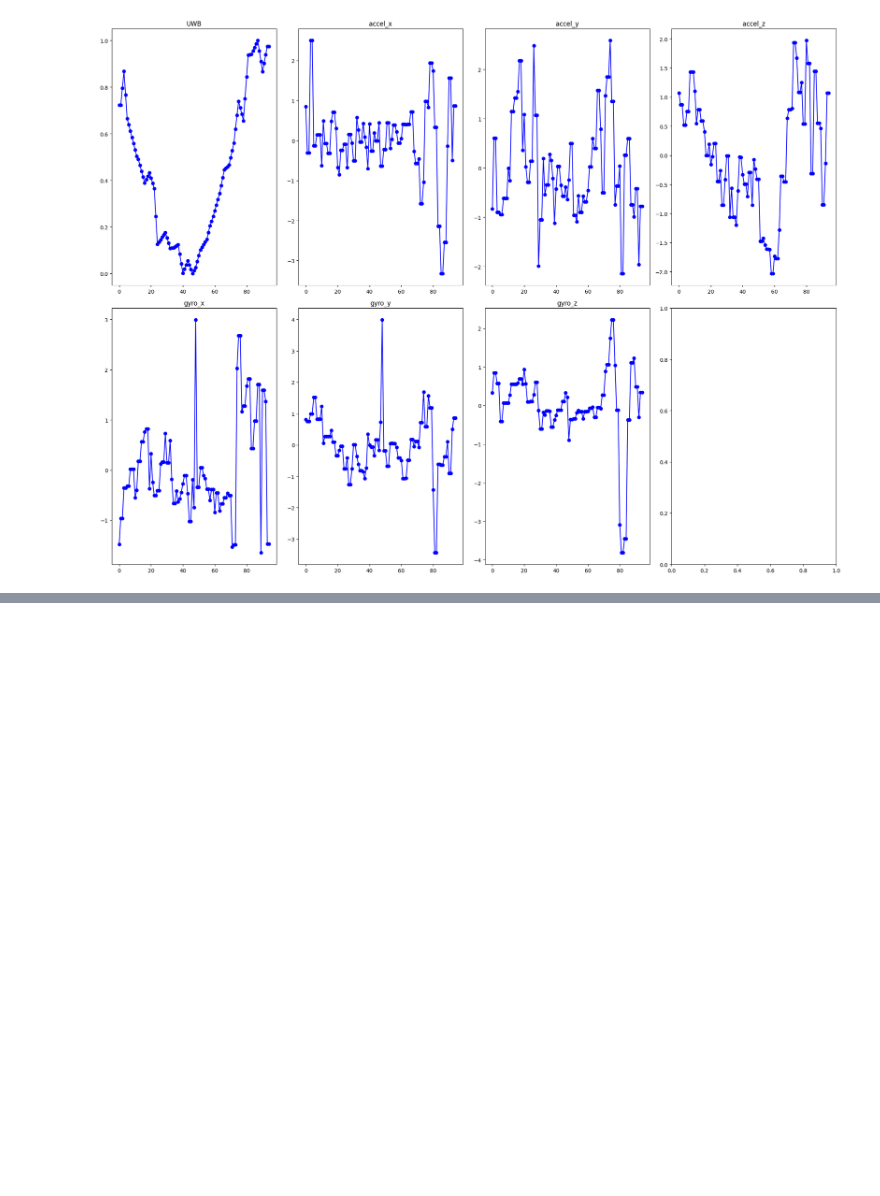
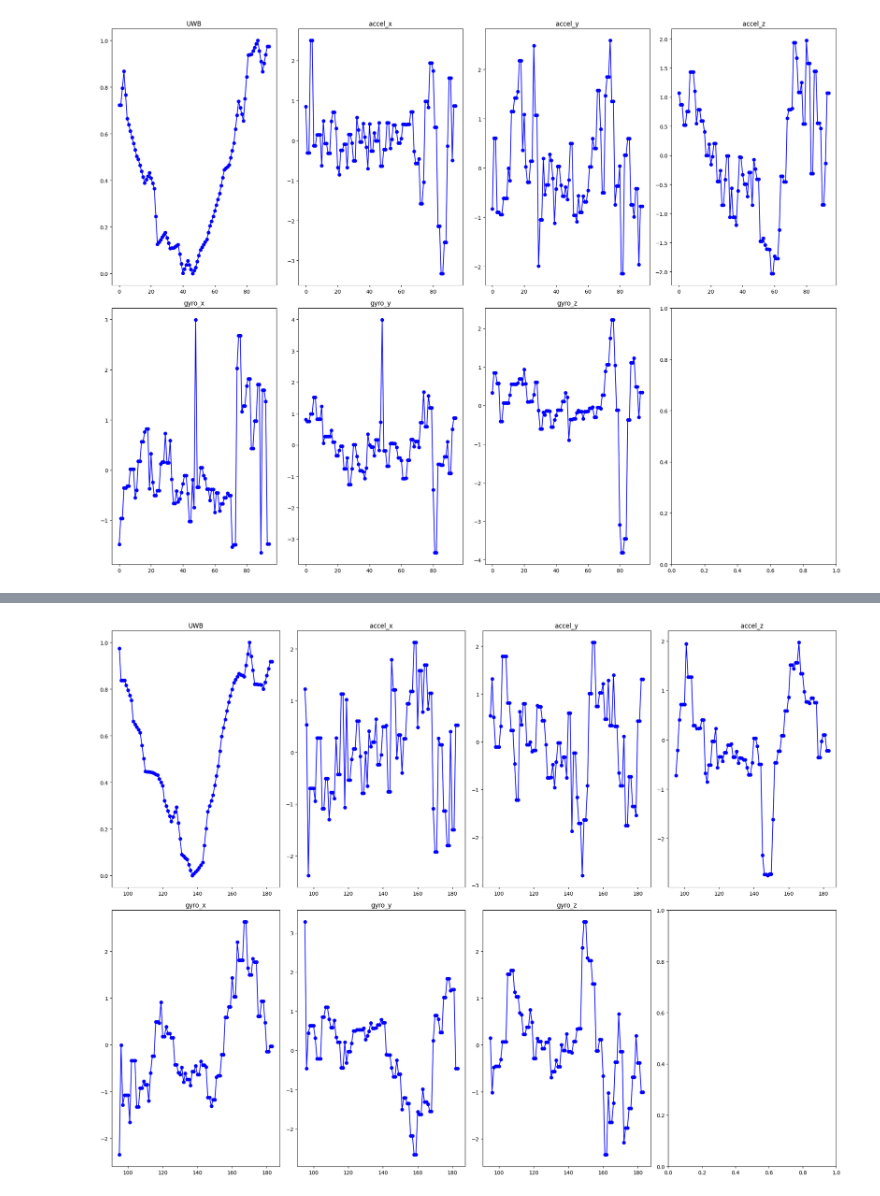
Before and after one commit to hwnam5/real2sim_exercise, a Jupyter notebook: data/real_data_simulate.ipynb, the cells around one changed output, grey strips where cells are left out. Cells and saved outputs as stored; diff of their text form; code cells hidden in the pictures; blank space fills up the shorter version.

```diff
--- a/data/real_data_simulate.ipynb
+++ b/data/real_data_simulate.ipynb
@@ -49,0 +86,16 @@ plt.show()
+# %%
+df_95_184 = df.iloc[95:184]
+
+colums = ['UWB','accel_x', 'accel_y', 'accel_z', 'gyro_x', 'gyro_y', 'gyro_z']
+
+fig, axes = plt.subplots(2,4, figsize=(20, 15))
+
+for i, col in enumerate(colums):
+    ax = axes[i//4, i%4]
+    ax.plot(df_95_184.index, df_95_184[col], marker='o', linestyle='-', color='blue')
+    ax.set_title(col)
+
+plt.tight_layout()
+plt.show()
+# %% [output]
+[figure, added]
```
Also changed, not shown: parts of 2 cells of this notebook, 2 other files.
